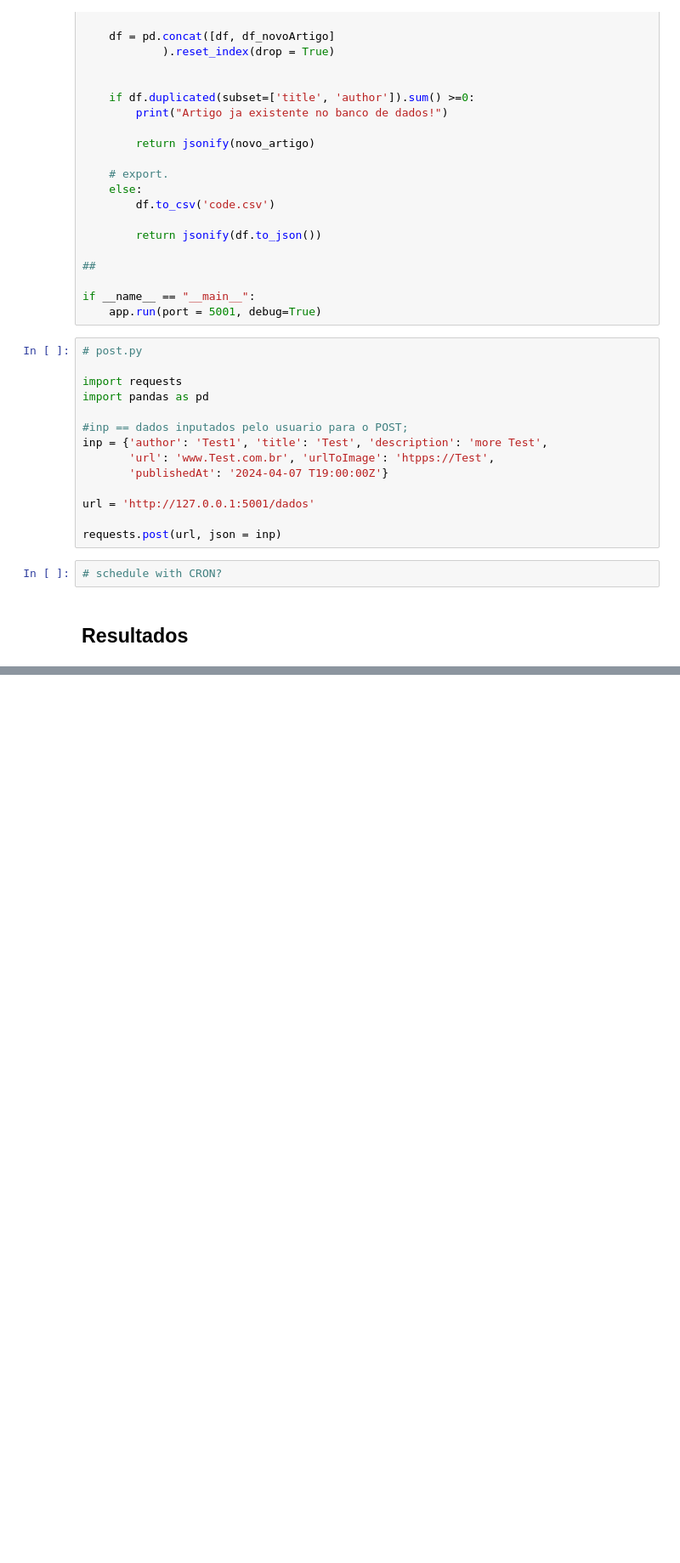
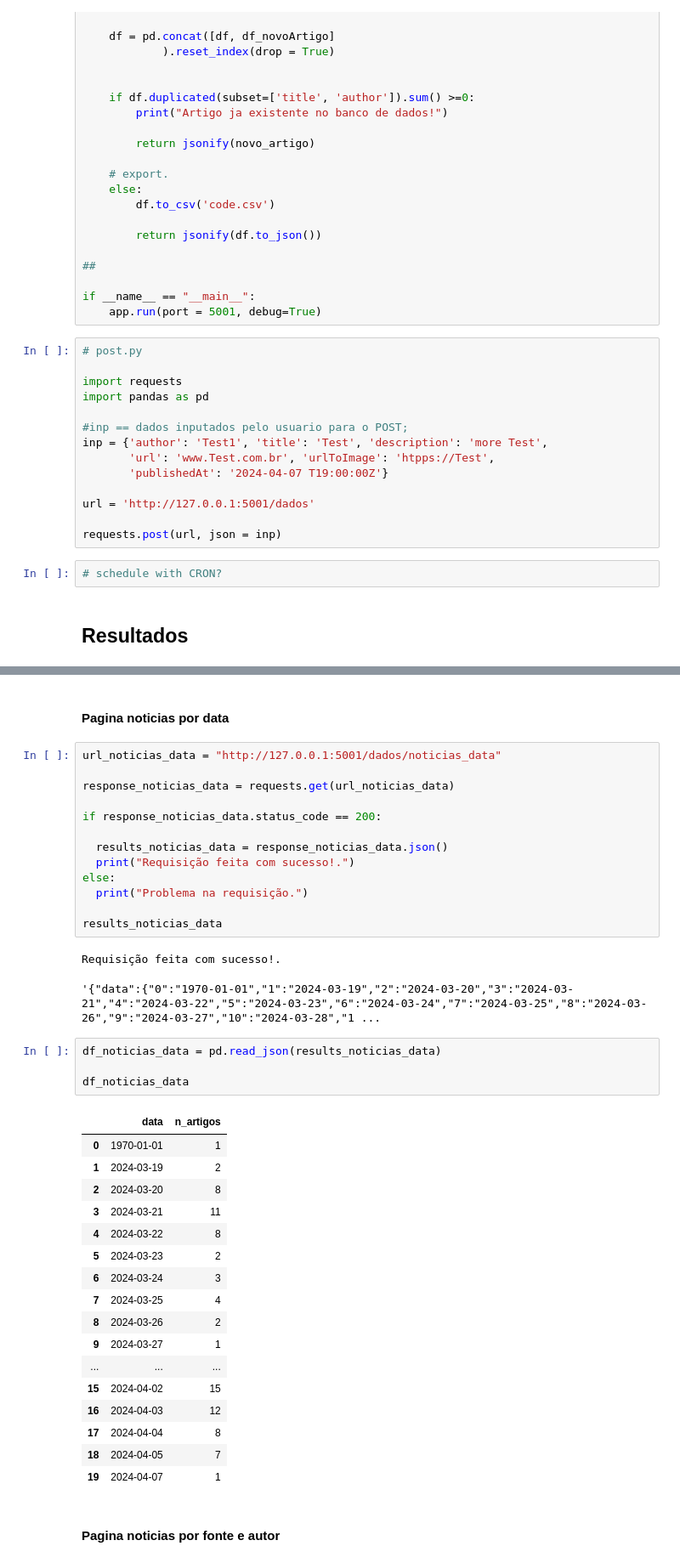
Before and after one commit to zrossj/SantanderCoders-API_WORK_v2, a Jupyter notebook: Projeto_4/Apresentacao_notebook.ipynb, the cells around one changed output, grey strips where cells are left out. Shown at 85% size. Saved outputs shown, nothing was run; the diff lists cells and outputs as text; blank space fills up the shorter version.

```diff
--- a/Projeto_4/Apresentacao_notebook.ipynb
+++ b/Projeto_4/Apresentacao_notebook.ipynb
@@ -229,0 +314,42 @@ requests.post(url, json = inp)
+# %% [markdown]
+#### Pagina noticias por data
+# %%
+url_noticias_data = "http://127.0.0.1:5001/dados/noticias_data"
+
+response_noticias_data = requests.get(url_noticias_data)
+
+if response_noticias_data.status_code == 200:
+
+  results_noticias_data = response_noticias_data.json()
+  print("Requisição feita com sucesso!.")
+else:
+  print("Problema na requisição.")
+
+results_noticias_data
+# %% [output]
+Requisição feita com sucesso!.
+'{"data":{"0":"1970-01-01","1":"2024-03-19","2":"2024-03-20","3":"2024-03-21","4":"2024-03-22","5":"2024-03-23","6":"2024-03-24","7":"2024-03-25","8":"2024-03-26","9":"2024-03-27","10":"2024-03-28","1 ...
+# %%
+df_noticias_data = pd.read_json(results_noticias_data)
+
+df_noticias_data
+# %% [output]
+|  | data | n_artigos |
+| 0 | 1970-01-01 | 1 |
+| 1 | 2024-03-19 | 2 |
+| 2 | 2024-03-20 | 8 |
+| 3 | 2024-03-21 | 11 |
+| 4 | 2024-03-22 | 8 |
+| 5 | 2024-03-23 | 2 |
+| 6 | 2024-03-24 | 3 |
+| 7 | 2024-03-25 | 4 |
+| 8 | 2024-03-26 | 2 |
+| 9 | 2024-03-27 | 1 |
+| ... | ... | ... |
+| 15 | 2024-04-02 | 15 |
+| 16 | 2024-04-03 | 12 |
+| 17 | 2024-04-04 | 8 |
+| 18 | 2024-04-05 | 7 |
+| 19 | 2024-04-07 | 1 |
+# %% [markdown]
+#### Pagina noticias por fonte e autor
```
Also changed, not shown: parts of 16 cells of this notebook, 9 other files.
